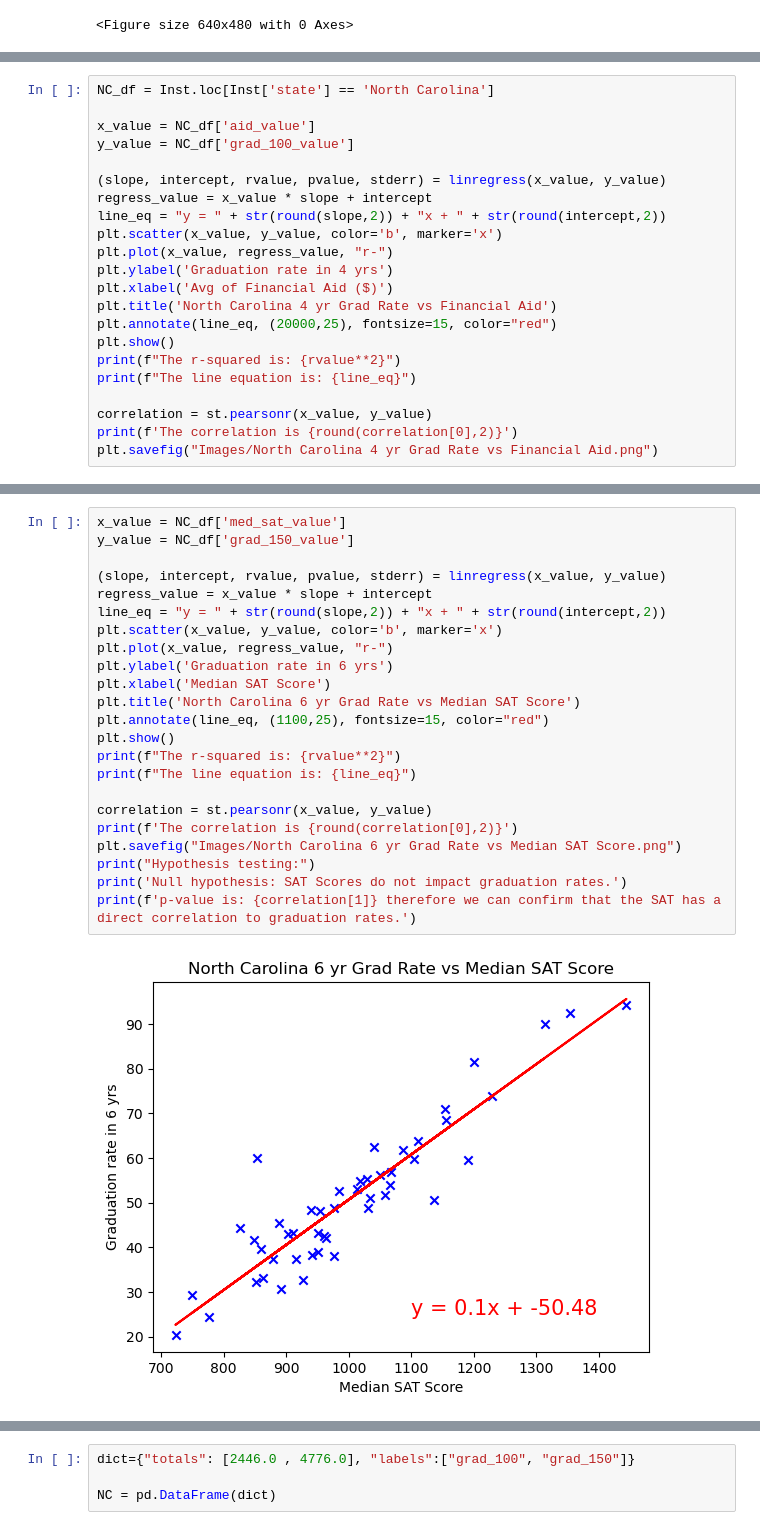
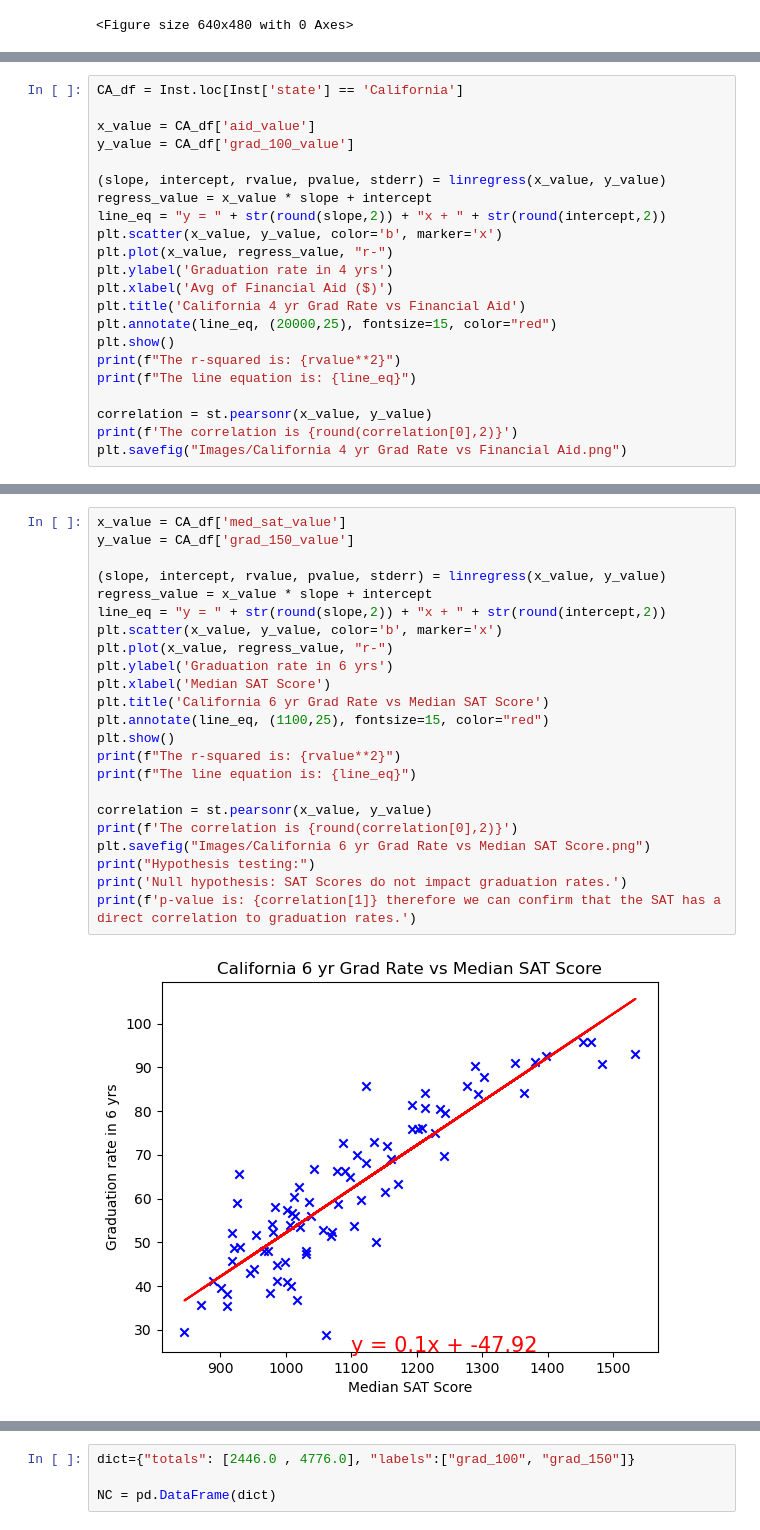
Before and after one commit to will5722/Trends-in-Education, a Jupyter notebook: DataAnalysis.ipynb, the cells around one changed output, grey strips where cells are left out. Drawn from its saved outputs; the diff is of its cells as text.

```diff
--- a/DataAnalysis.ipynb
+++ b/DataAnalysis.ipynb
@@ -183,9 +191,9 @@ Private Non-Profit Graduation Rates: 28.68% in 4 years, 43.65% in 6 years.
 <Figure size 640x480 with 0 Axes>
 # %%
-NC_df = Inst.loc[Inst['state'] == 'North Carolina']
+CA_df = Inst.loc[Inst['state'] == 'California']
 
-x_value = NC_df['aid_value']
-y_value = NC_df['grad_100_value']
+x_value = CA_df['aid_value']
+y_value = CA_df['grad_100_value']
 
 (slope, intercept, rvalue, pvalue, stderr) = linregress(x_value, y_value)
 regress_value = x_value * slope + intercept
@@ -194,7 +202,7 @@ plt.scatter(x_value, y_value, color='b', marker='x')
 plt.plot(x_value, regress_value, "r-")
 plt.ylabel('Graduation rate in 4 yrs')
 plt.xlabel('Avg of Financial Aid ($)')
-plt.title('North Carolina 4 yr Grad Rate vs Financial Aid')
+plt.title('California 4 yr Grad Rate vs Financial Aid')
 plt.annotate(line_eq, (20000,25), fontsize=15, color="red")
 plt.show()
 print(f"The r-squared is: {rvalue**2}")
@@ -202,5 +210,5 @@ print(f"The line equation is: {line_eq}")
 
 correlation = st.pearsonr(x_value, y_value)
 print(f'The correlation is {round(correlation[0],2)}')
-plt.savefig("Images/North Carolina 4 yr Grad Rate vs Financial Aid.png")
+plt.savefig("Images/California 4 yr Grad Rate vs Financial Aid.png")
 # %% [output]
@@ -262,26 +269,26 @@ The correlation is 0.84
 <Figure size 640x480 with 0 Axes>
 # %%
-x_value = NC_df['med_sat_value']
-y_value = NC_df['grad_150_value']
+x_value = CA_df['med_sat_value']
+y_value = CA_df['grad_150_value']
 
 (slope, intercept, rvalue, pvalue, stderr) = linregress(x_value, y_value)
 regress_value = x_value * slope + intercept
 line_eq = "y = " + str(round(slope,2)) + "x + " + str(round(intercept,2))
 plt.scatter(x_value, y_value, color='b', marker='x')
 plt.plot(x_value, regress_value, "r-")
 plt.ylabel('Graduation rate in 6 yrs')
 plt.xlabel('Median SAT Score')
-plt.title('North Carolina 6 yr Grad Rate vs Median SAT Score')
+plt.title('California 6 yr Grad Rate vs Median SAT Score')
 plt.annotate(line_eq, (1100,25), fontsize=15, color="red")
 plt.show()
 print(f"The r-squared is: {rvalue**2}")
 print(f"The line equation is: {line_eq}")
 
 correlation = st.pearsonr(x_value, y_value)
 print(f'The correlation is {round(correlation[0],2)}')
-plt.savefig("Images/North Carolina 6 yr Grad Rate vs Median SAT Score.png")
+plt.savefig("Images/California 6 yr Grad Rate vs Median SAT Score.png")
 print("Hypothesis testing:")
 print('Null hypothesis: SAT Scores do not impact graduation rates.')
 print(f'p-value is: {correlation[1]} therefore we can confirm that the SAT has a direct correlation to graduation rates.')
 # %% [output]
-[figure, old version]
+[figure, new version]
```
Also changed, not shown: parts of 9 cells of this notebook, 11 other files.
